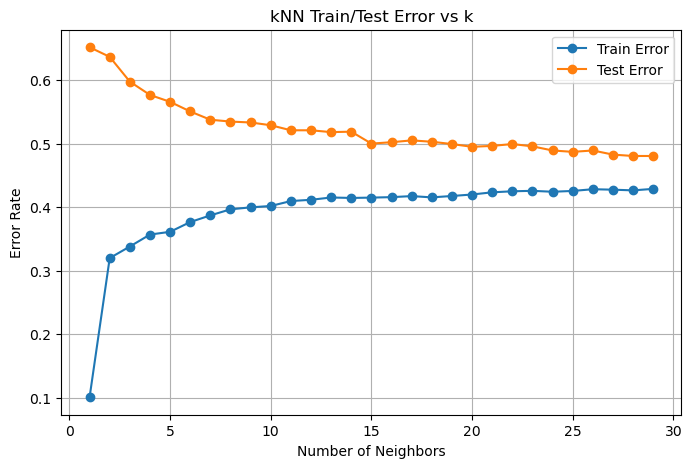
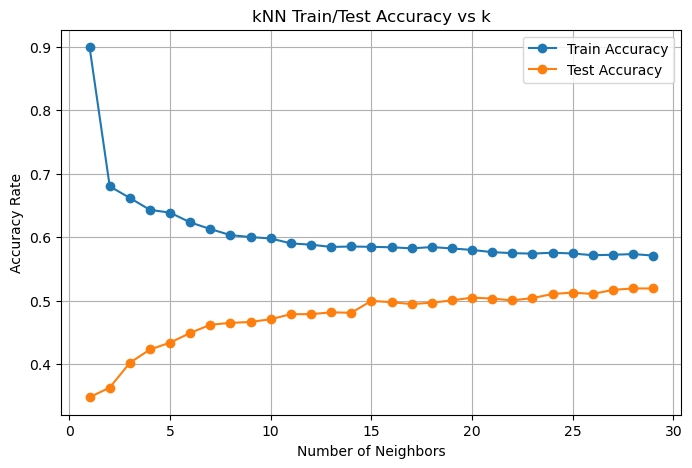
The notebook cell's code change between the first figure and the second:
--- before
+++ after
@@ -1,6 +1,6 @@
 k_values = range(1, 30)
 
-train_errors = []
-test_errors = []
+train_accs = []
+test_accs = []
 
 for k in k_values:
@@ -14,25 +14,25 @@
     test_pred = knn.predict(X_test)
 
-    train_error = 1 - accuracy_score(y_train, train_pred)
-    test_error = 1 - accuracy_score(y_test, test_pred)
+    train_acc = accuracy_score(y_train, train_pred)
+    test_acc = accuracy_score(y_test, test_pred)
 
-    train_errors.append(train_error)
-    test_errors.append(test_error)
+    train_accs.append(train_acc)
+    test_accs.append(test_acc)
 
 plt.figure(figsize=(8, 5))
-plt.plot(k_values, train_errors, marker='o', label='Train Error')
-plt.plot(k_values, test_errors, marker='o', label='Test Error')
+plt.plot(k_values, train_accs, marker='o', label='Train Accuracy')
+plt.plot(k_values, test_accs, marker='o', label='Test Accuracy')
 
-plt.title("kNN Train/Test Error vs k")
+plt.title("kNN Train/Test Accuracy vs k")
 plt.xlabel("Number of Neighbors")
-plt.ylabel("Error Rate")
+plt.ylabel("Accuracy Rate")
 plt.legend()
 plt.grid(True)
 
-lowest_error = min(test_errors)
+highest_acc = max(test_accs)
 
-best_k = k_values[test_errors.index(lowest_error)]
+best_k = k_values[test_accs.index(highest_acc)]
 
-print(f"Lowest Test Error: {lowest_error:.4f}")
+print(f"Highest Test Accuracy: {highest_acc:.4f}")
 print(f"Best k: {best_k}")
 

Commit: Adding PCA discussion